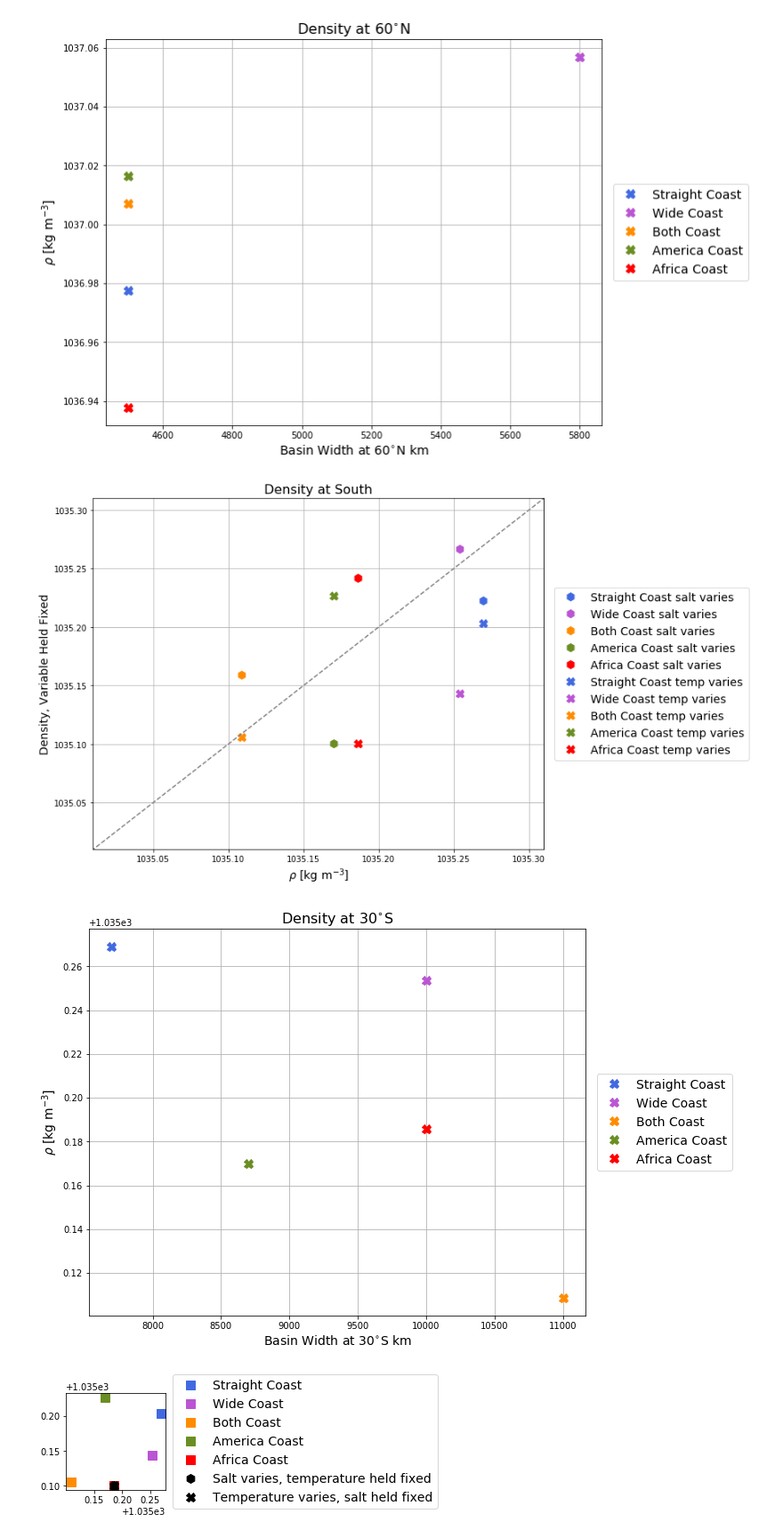
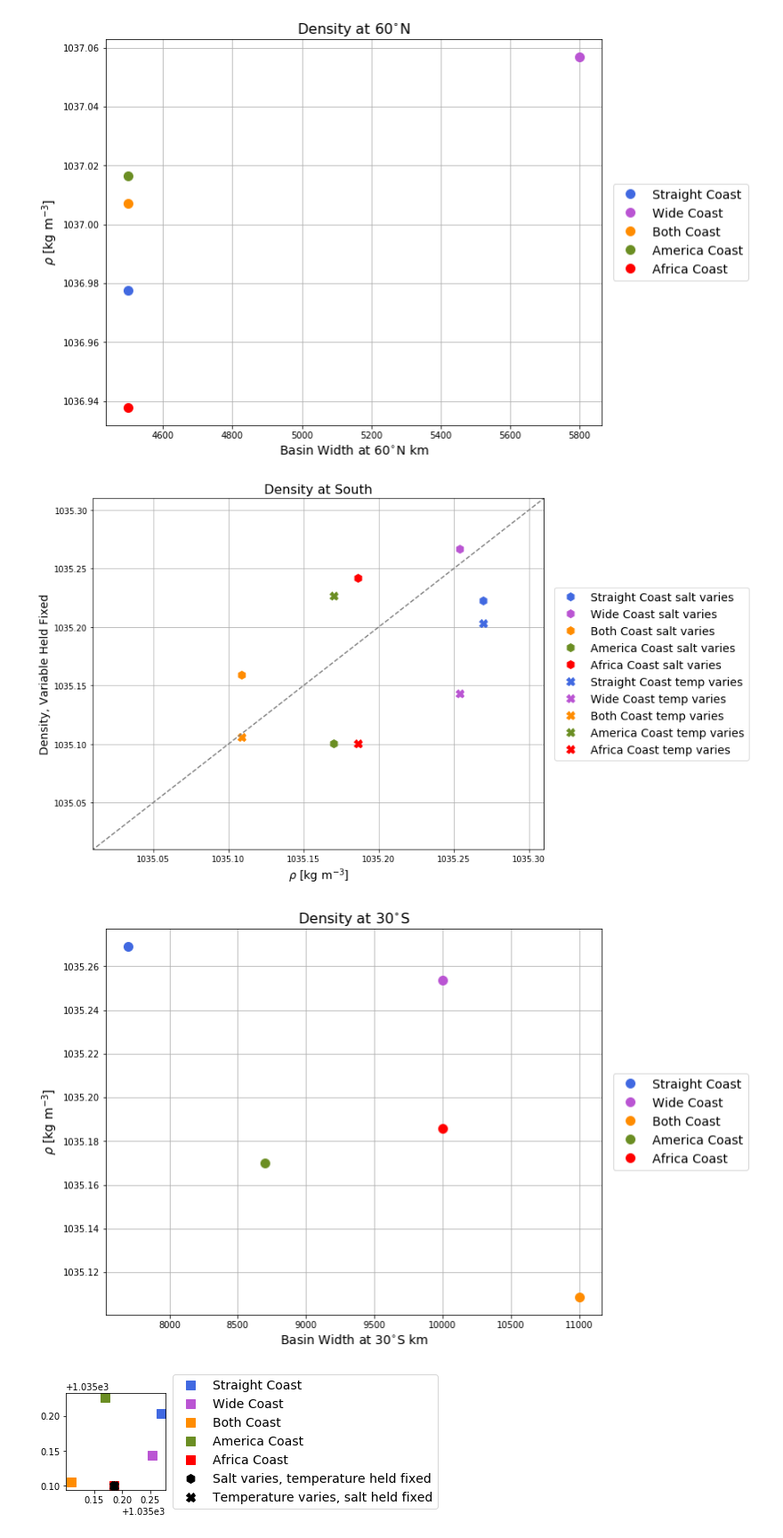
Before and after one commit to s-ragen/AQUA_CODE, a Jupyter notebook: scalings_wright_eos.ipynb, the cells around one changed output. Shown at 89% size. Cells and saved outputs as stored; diff of their text form; code cells hidden in the pictures.

```diff
--- a/scalings_wright_eos.ipynb
+++ b/scalings_wright_eos.ipynb
@@ -1939,39 +2129,40 @@ ax.plot([1034,1036],[1034,1036], color='gray', linestyle='dashed')
 
 plt.grid()
 plt.ylim([1035.01,1035.31])
 plt.xlim([1035.01,1035.31])
 ax.ticklabel_format(useOffset=False)
 plt.ylabel('Density, Variable Held Fixed', fontsize=14)
 plt.title('Density at South', fontsize=16)
 plt.xlabel(r'$\rho$ [kg m$^{-3}$]', fontsize=14)
 plt.legend(bbox_to_anchor=(1.01,0.5), loc="center left", fontsize=14)
 plt.show()
 
 
 fig, ax = plt.subplots(figsize=(10,8))
 
 ax.plot(Lx_s_straight/1e3, rho_south_straight.mean('xh').mean('yh').mean(dim='zl'),
-        'X', color='royalblue', markersize=10, label='{}'.format(case_straight))
+        'o', color='royalblue', markersize=10, label='{}'.format(case_straight))
 ax.plot(Lx_s_wide/1e3, rho_south_wide.mean('xh').mean('yh').mean(dim='zl'),
-        'X', color='mediumorchid', markersize=10, label='{}'.format(case_wide))
+        'o', color='mediumorchid', markersize=10, label='{}'.format(case_wide))
 ax.plot(Lx_s_both/1e3, rho_south_both.mean('xh').mean('yh').mean(dim='zl'),
-        'X', color='darkorange', markersize=10, label='{}'.format(case_both))
+        'o', color='darkorange', markersize=10, label='{}'.format(case_both))
 ax.plot(Lx_s_am/1e3, rho_south_am.mean('xh').mean('yh').mean(dim='zl'),
-        'X', color='olivedrab', markersize=10, label='{}'.format(case_am))
+        'o', color='olivedrab', markersize=10, label='{}'.format(case_am))
 ax.plot(Lx_s_af/1e3, rho_south_af.mean('xh').mean('yh').mean(dim='zl'),
-        'X', color='r', markersize=10, label='{}'.format(case_af))
+        'o', color='r', markersize=10, label='{}'.format(case_af))
 
 plt.grid()
 # plt.ylim([1036.74,1037.04])
 # plt.xlim([1036.74,1037.04])
+ax.ticklabel_format(useOffset=False)
 plt.ylabel(r'$\rho$ [kg m$^{-3}$]', fontsize=14)
 plt.title('Density at 30$^{\circ}$S', fontsize=16)
 plt.xlabel('Basin Width at 30$^{\circ}$S km', fontsize=14)
 plt.legend(bbox_to_anchor=(1.01,0.5), loc="center left", fontsize=14)
 plt.show()
 # %% [output]
 [figure]
-[figure, old version]
+[figure, new version]
 # %%
 fig, ax = plt.subplots(figsize=(2,2))
 
```
Also changed, not shown: parts of 5 cells of this notebook, 1 other file.
